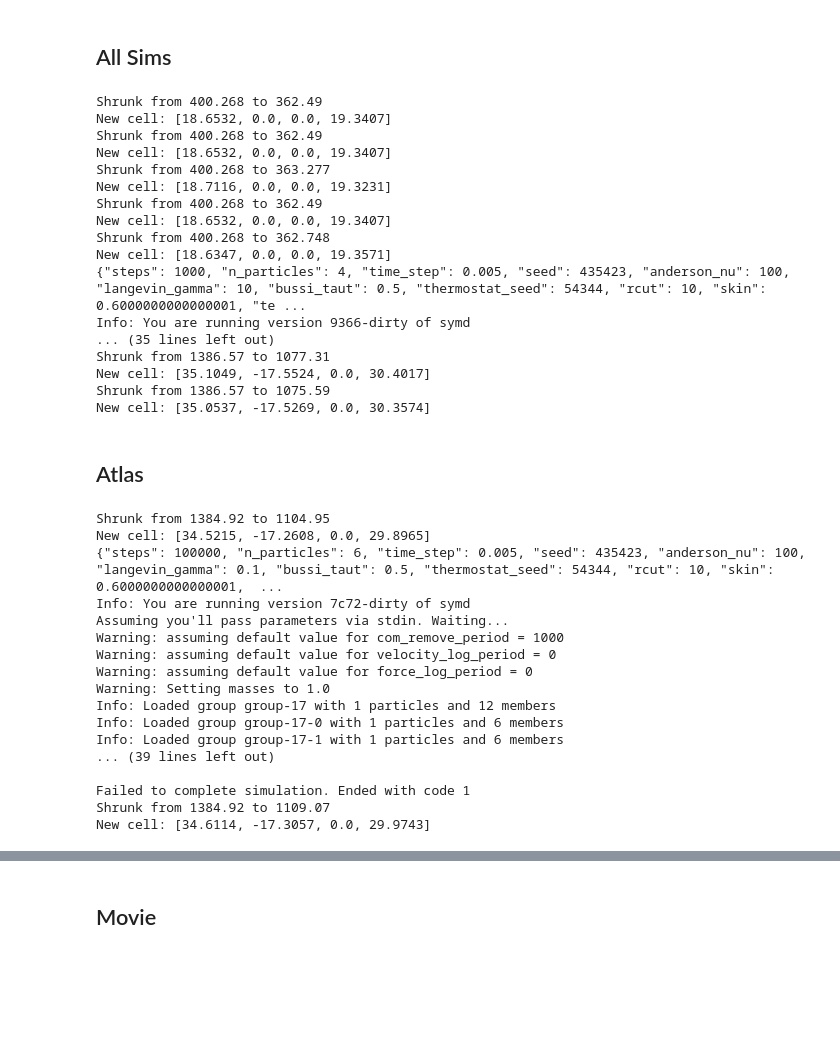
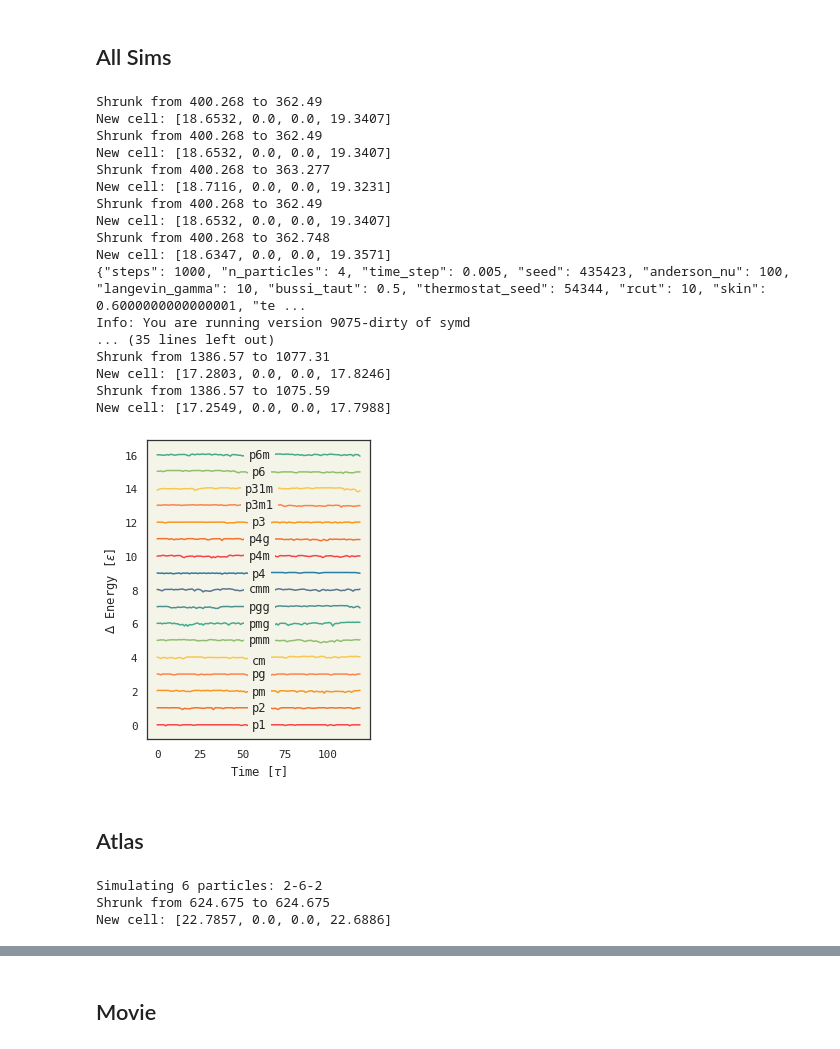
Before and after one commit to whitead/symd, a Jupyter notebook: notebooks/Sims.ipynb, the cells around one changed output, grey strips where cells are left out. Drawn from its saved outputs; the diff is of its cells as text; code cells hidden in the pictures; blank space fills up the shorter version.

```diff
--- a/notebooks/Sims.ipynb
+++ b/notebooks/Sims.ipynb
@@ -43,20 +76,4 @@ plt.legend(loc='best')
 # %%
-titles = ['p1', 'p2', 'pm', 'pg', 'cm', 'pmm', 'pmg', 'pgg', 'cmm', 'p4', 'p4m', 'p4g', 'p3', 'p3m1', 'p31m', 'p6', 'p6m']
-df = pd.DataFrame()
-retries = 3
-def smooth(x):
-    window = int(np.ceil(len(x) / 10.0))
-    weights = np.ones(window)
-    energy_smooth = np.convolve(
-        weights / weights.sum(), x[(window + 1):], mode="valid"
-    )
-    return x
-
-def standardize(te):
-    i = int(md.te.shape[0] * 0.2)
-    te = md.te[i:]
-    return te - np.mean(te)
-
 for i,t in enumerate(titles):
     md = run_sim(4, [20, 20], i+1)
     df = df.assign(**{t: standardize(md.te)})
@@ -72,34 +89,36 @@ New cell: [18.6532, 0.0, 0.0, 19.3407]
 Shrunk from 400.268 to 362.748
 New cell: [18.6347, 0.0, 0.0, 19.3571]
 {"steps": 1000, "n_particles": 4, "time_step": 0.005, "seed": 435423, "anderson_nu": 100, "langevin_gamma": 10, "bussi_taut": 0.5, "thermostat_seed": 54344, "rcut": 10, "skin": 0.6000000000000001, "te ...
-Info: You are running version 9366-dirty of symd
+Info: You are running version 9075-dirty of symd
 ... (35 lines left out)
 Shrunk from 1386.57 to 1077.31
-New cell: [35.1049, -17.5524, 0.0, 30.4017]
+New cell: [17.2803, 0.0, 0.0, 17.8246]
 Shrunk from 1386.57 to 1075.59
-New cell: [35.0537, -17.5269, 0.0, 30.3574]
+New cell: [17.2549, 0.0, 0.0, 17.7988]
 # %%
-fig = plt.figure(figsize=(4,5))
+fig = plt.figure(figsize=(4,5.5))
 ax = plt.gca()
 mx = df.shape[0] // 2
 for i,n in enumerate(df.columns):
     color = colors[i % len(base_colors)]
     ax.plot(df[n] + i, color=color)
     offsetbox = mpl.offsetbox.TextArea(n)
     #mx = (df.shape[0] - 1) * (i / df.shape[1])
     #if i % 2 == 0:
     #    mx = df.shape[0] - mx - 1
     ab = mpl.offsetbox.AnnotationBbox(offsetbox, (mx,df[n][mx] + i),
                     xybox=(mx,df[n][mx] + i),
                     xycoords='data',
                     boxcoords='data',
                     arrowprops=None,
                     bboxprops=dict(fc="#f5f4e9", lw=0))
     ax.add_artist(ab)
-ax.set_xlabel('Time [$\tau$]')
+ax.set_xlabel(r'Time [$\tau$]')
 ax.set_facecolor('#f5f4e9')
-ax.set_ylabel('$\Delta$ Energy [$\epsilon$]')
-plt.savefig('energy.svg')
+ax.set_ylabel(r'$\Delta$ Energy [$\epsilon$]')
+plt.savefig('energy.pdf',  bbox_inches='tight')
+# %% [output]
+[figure, added]
 # %% [markdown]
 ## Atlas
 # %%
@@ -174,23 +215,9 @@ def crystal(n, cell, group, w=None, retries=5, steps=10**5, ndims=2):
 # %%
-config, config2, csm, traj = crystal(6, [20, 20], 17, w=1)
+config, config2, csm, traj, time = crystal(8, [25, 25], 2, w=[1]*2)
 # %% [output]
-Shrunk from 1384.92 to 1104.95
-New cell: [34.5215, -17.2608, 0.0, 29.8965]
-{"steps": 100000, "n_particles": 6, "time_step": 0.005, "seed": 435423, "anderson_nu": 100, "langevin_gamma": 0.1, "bussi_taut": 0.5, "thermostat_seed": 54344, "rcut": 10, "skin": 0.6000000000000001,  ...
-Info: You are running version 7c72-dirty of symd
-Assuming you'll pass parameters via stdin. Waiting...
-Warning: assuming default value for com_remove_period = 1000
-Warning: assuming default value for velocity_log_period = 0
-Warning: assuming default value for force_log_period = 0
-Warning: Setting masses to 1.0
-Info: Loaded group group-17 with 1 particles and 12 members
-Info: Loaded group group-17-0 with 1 particles and 6 members
-Info: Loaded group group-17-1 with 1 particles and 6 members
-... (39 lines left out)
-
-Failed to complete simulation. Ended with code 1
-Shrunk from 1384.92 to 1109.07
-New cell: [34.6114, -17.3057, 0.0, 29.9743]
+Simulating 6 particles: 2-6-2
+Shrunk from 624.675 to 624.675
+New cell: [22.7857, 0.0, 0.0, 22.6886]
 # %%
 plt.figure(figsize=(8, 8))
 plt.plot(config[:,0], config[:,1], '.')
```
Also changed, not shown: parts of 17 cells of this notebook, 6 other files.
